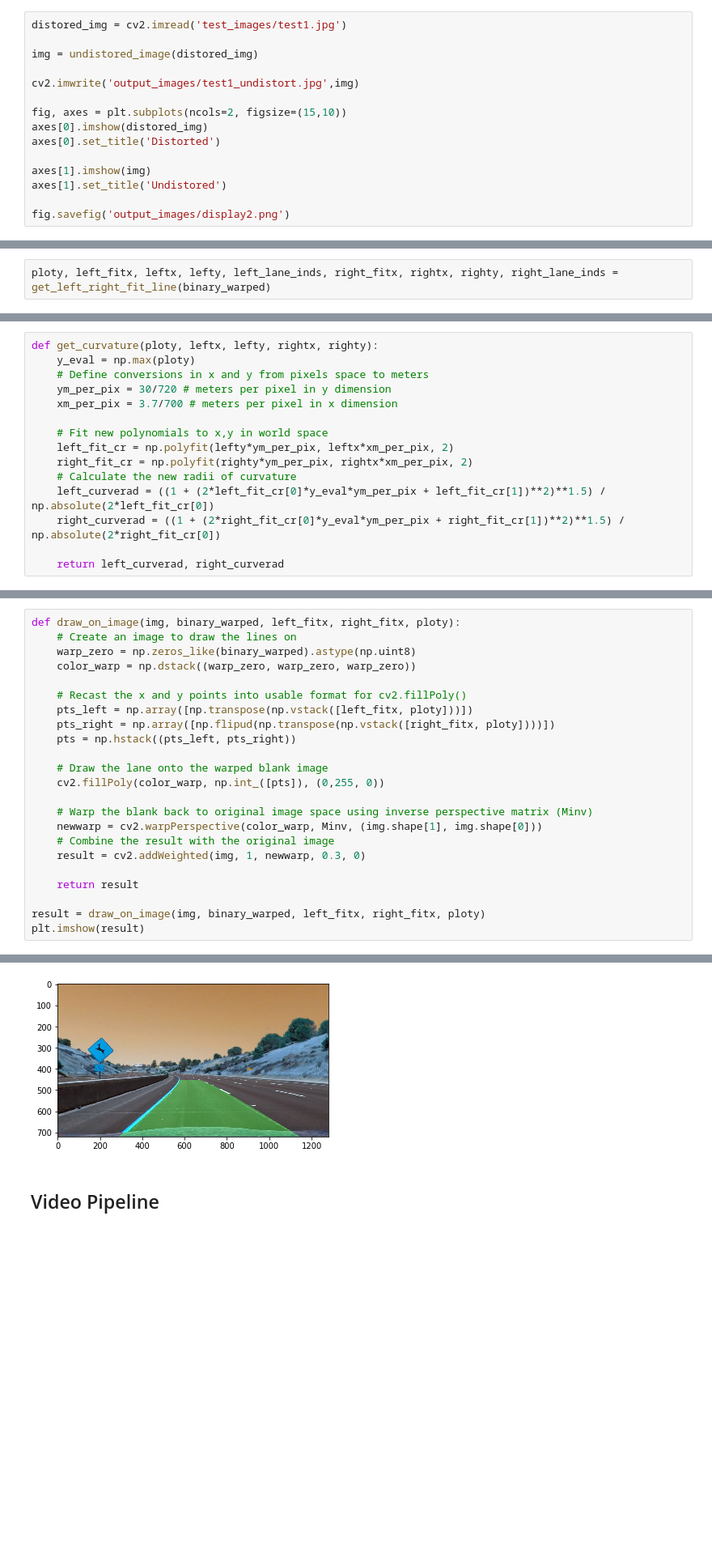
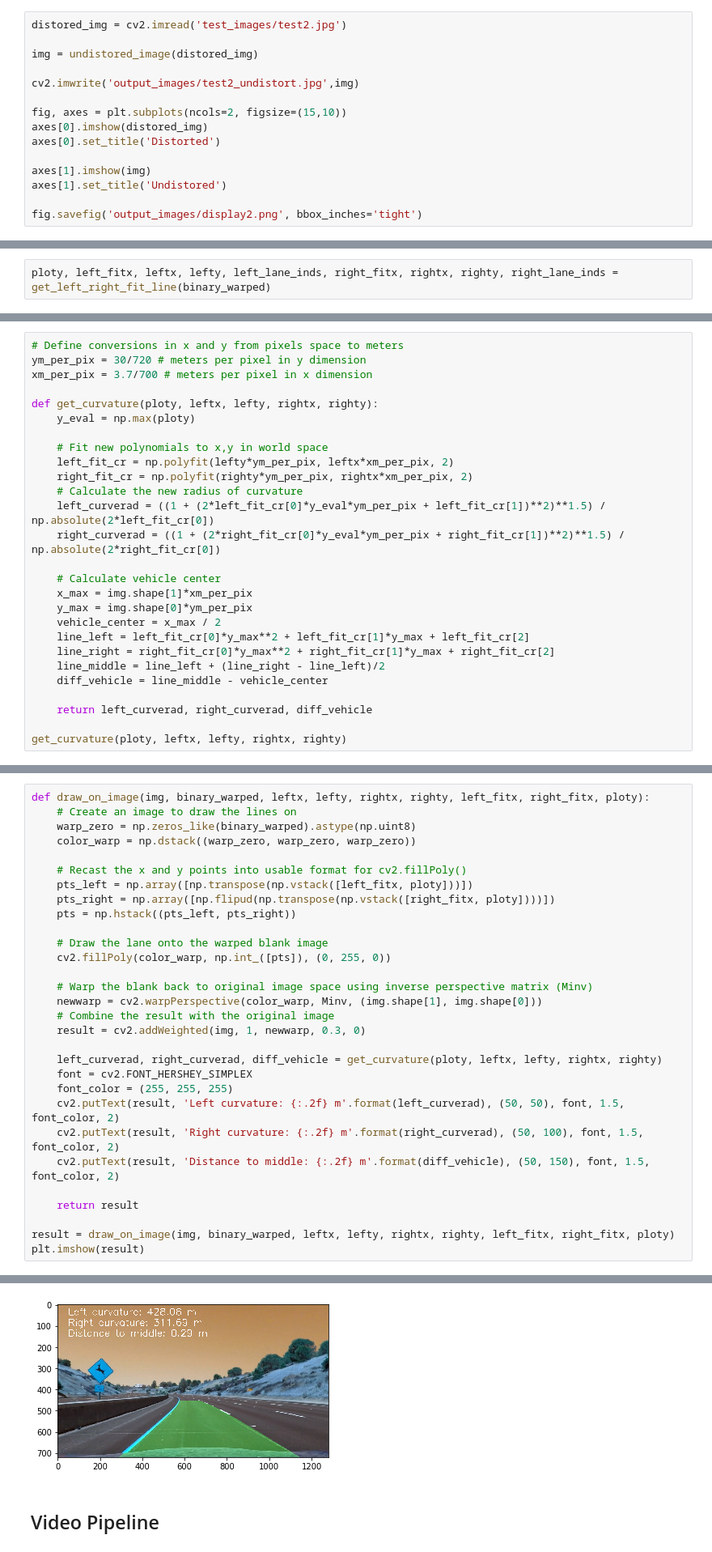
Before and after one commit to ahhuisg/CarND-Advanced-Lane-Lines-Submission, a Jupyter notebook: project.ipynb, the cells around one changed output, grey strips where cells are left out. Shown at 81% size. Cells and saved outputs as stored; diff of their text form; blank space fills up the shorter version.

```diff
--- a/project.ipynb
+++ b/project.ipynb
@@ -77,11 +77,11 @@ fig.savefig('output_images/display1.png')
 # %% [output]
 [figure]
 # %%
-distored_img = cv2.imread('test_images/test1.jpg')
+distored_img = cv2.imread('test_images/test2.jpg')
 
 img = undistored_image(distored_img)
 
-cv2.imwrite('output_images/test1_undistort.jpg',img)
+cv2.imwrite('output_images/test2_undistort.jpg',img)
 
 fig, axes = plt.subplots(ncols=2, figsize=(15,10))
 axes[0].imshow(distored_img)
@@ -90,5 +90,5 @@ axes[0].set_title('Distorted')
 axes[1].imshow(img)
 axes[1].set_title('Undistored')
 
-fig.savefig('output_images/display2.png')
+fig.savefig('output_images/display2.png', bbox_inches='tight')
 # %% [output]
@@ -418,17 +420,29 @@ draw_left_right_lines(binary_warped, left_lane_inds, right_lane_inds, left_fitx,
 # %% [output]
 [figure]
 # %%
+# Define conversions in x and y from pixels space to meters
+ym_per_pix = 30/720 # meters per pixel in y dimension
+xm_per_pix = 3.7/700 # meters per pixel in x dimension
+
 def get_curvature(ploty, leftx, lefty, rightx, righty):
     y_eval = np.max(ploty)
-    # Define conversions in x and y from pixels space to meters
-    ym_per_pix = 30/720 # meters per pixel in y dimension
-    xm_per_pix = 3.7/700 # meters per pixel in x dimension
 
     # Fit new polynomials to x,y in world space
     left_fit_cr = np.polyfit(lefty*ym_per_pix, leftx*xm_per_pix, 2)
     right_fit_cr = np.polyfit(righty*ym_per_pix, rightx*xm_per_pix, 2)
-    # Calculate the new radii of curvature
+    # Calculate the new radius of curvature
     left_curverad = ((1 + (2*left_fit_cr[0]*y_eval*ym_per_pix + left_fit_cr[1])**2)**1.5) / np.absolute(2*left_fit_cr[0])
     right_curverad = ((1 + (2*right_fit_cr[0]*y_eval*ym_per_pix + right_fit_cr[1])**2)**1.5) / np.absolute(2*right_fit_cr[0])
 
-    return left_curverad, right_curverad
+    # Calculate vehicle center
+    x_max = img.shape[1]*xm_per_pix
+    y_max = img.shape[0]*ym_per_pix
+    vehicle_center = x_max / 2
+    line_left = left_fit_cr[0]*y_max**2 + left_fit_cr[1]*y_max + left_fit_cr[2]
+    line_right = right_fit_cr[0]*y_max**2 + right_fit_cr[1]*y_max + right_fit_cr[2]
+    line_middle = line_left + (line_right - line_left)/2
+    diff_vehicle = line_middle - vehicle_center
+
+    return left_curverad, right_curverad, diff_vehicle
+
+get_curvature(ploty, leftx, lefty, rightx, righty)
@@ -439,5 +452,5 @@ get_curvature(ploty, leftx, lefty, rightx, righty)
 # %%
-def draw_on_image(img, binary_warped, left_fitx, right_fitx, ploty):
+def draw_on_image(img, binary_warped, leftx, lefty, rightx, righty, left_fitx, right_fitx, ploty):
     # Create an image to draw the lines on
     warp_zero = np.zeros_like(binary_warped).astype(np.uint8)
     color_warp = np.dstack((warp_zero, warp_zero, warp_zero))
@@ -448,15 +461,22 @@ def draw_on_image(img, binary_warped, left_fitx, right_fitx, ploty):
     pts = np.hstack((pts_left, pts_right))
 
     # Draw the lane onto the warped blank image
-    cv2.fillPoly(color_warp, np.int_([pts]), (0,255, 0))
+    cv2.fillPoly(color_warp, np.int_([pts]), (0, 255, 0))
 
     # Warp the blank back to original image space using inverse perspective matrix (Minv)
     newwarp = cv2.warpPerspective(color_warp, Minv, (img.shape[1], img.shape[0]))
     # Combine the result with the original image
     result = cv2.addWeighted(img, 1, newwarp, 0.3, 0)
 
+    left_curverad, right_curverad, diff_vehicle = get_curvature(ploty, leftx, lefty, rightx, righty)
+    font = cv2.FONT_HERSHEY_SIMPLEX
+    font_color = (255, 255, 255)
+    cv2.putText(result, 'Left curvature: {:.2f} m'.format(left_curverad), (50, 50), font, 1.5, font_color, 2)
+    cv2.putText(result, 'Right curvature: {:.2f} m'.format(right_curverad), (50, 100), font, 1.5, font_color, 2)
+    cv2.putText(result, 'Distance to middle: {:.2f} m'.format(diff_vehicle), (50, 150), font, 1.5, font_color, 2)
+
     return result
 
-result = draw_on_image(img, binary_warped, left_fitx, right_fitx, ploty)
+result = draw_on_image(img, binary_warped, leftx, lefty, rightx, righty, left_fitx, right_fitx, ploty)
 plt.imshow(result)
 # %% [output]
@@ -464,4 +485,4 @@ plt.imshow(result)
-[figure, old version]
+[figure, new version]
 # %% [markdown]
 ## Video Pipeline
 # %%
```
Also changed, not shown: parts of 10 cells of this notebook, 8 other files.
